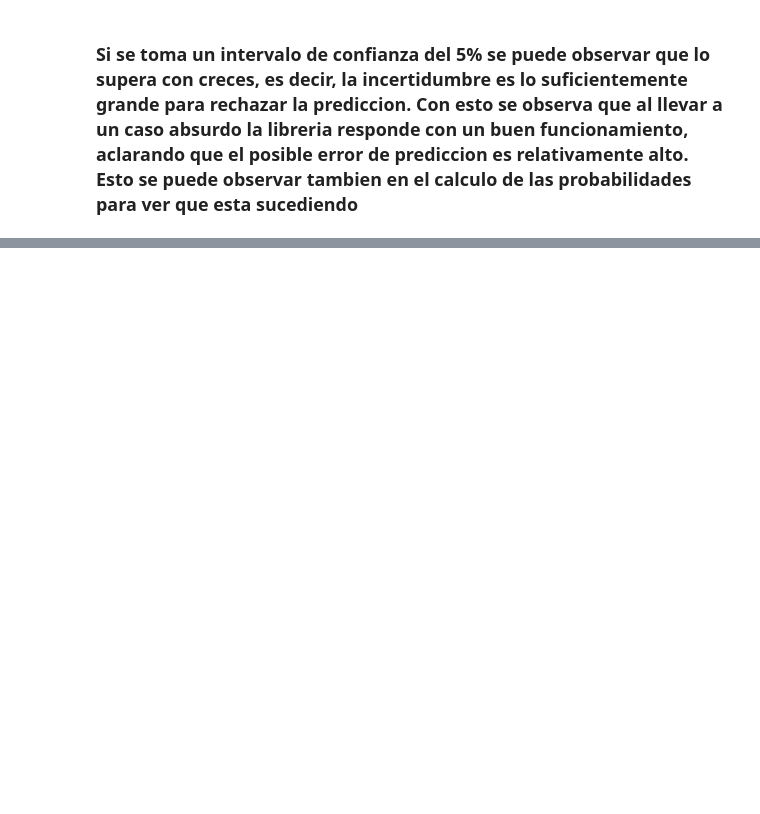
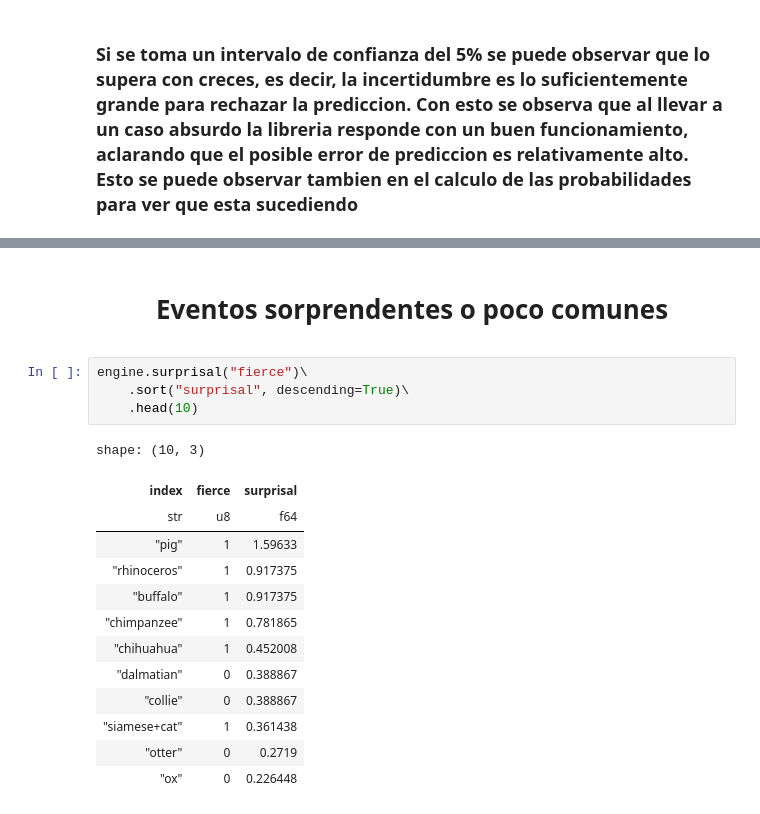
Before and after one commit to dgilrua/PyLace-UdeA, a Jupyter notebook: main.ipynb, the cells around one changed output, grey strips where cells are left out. Cells and saved outputs as stored; diff of their text form; blank space fills up the shorter version.

```diff
--- a/main.ipynb
+++ b/main.ipynb
@@ -146,0 +154,22 @@ shape: (2,)
+# %% [markdown]
+<center>
+
+# **Eventos sorprendentes o poco comunes**
+# %%
+engine.surprisal("fierce")\
+    .sort("surprisal", descending=True)\
+    .head(10)
+# %% [output]
+shape: (10, 3)
+| index | fierce | surprisal |
+| str | u8 | f64 |
+| "pig" | 1 | 1.59633 |
+| "rhinoceros" | 1 | 0.917375 |
+| "buffalo" | 1 | 0.917375 |
+| "chimpanzee" | 1 | 0.781865 |
+| "chihuahua" | 1 | 0.452008 |
+| "dalmatian" | 0 | 0.388867 |
+| "collie" | 0 | 0.388867 |
+| "siamese+cat" | 1 | 0.361438 |
+| "otter" | 0 | 0.2719 |
+| "ox" | 0 | 0.226448 |
```
Also changed, not shown: parts of 7 cells of this notebook, 1 other file.
